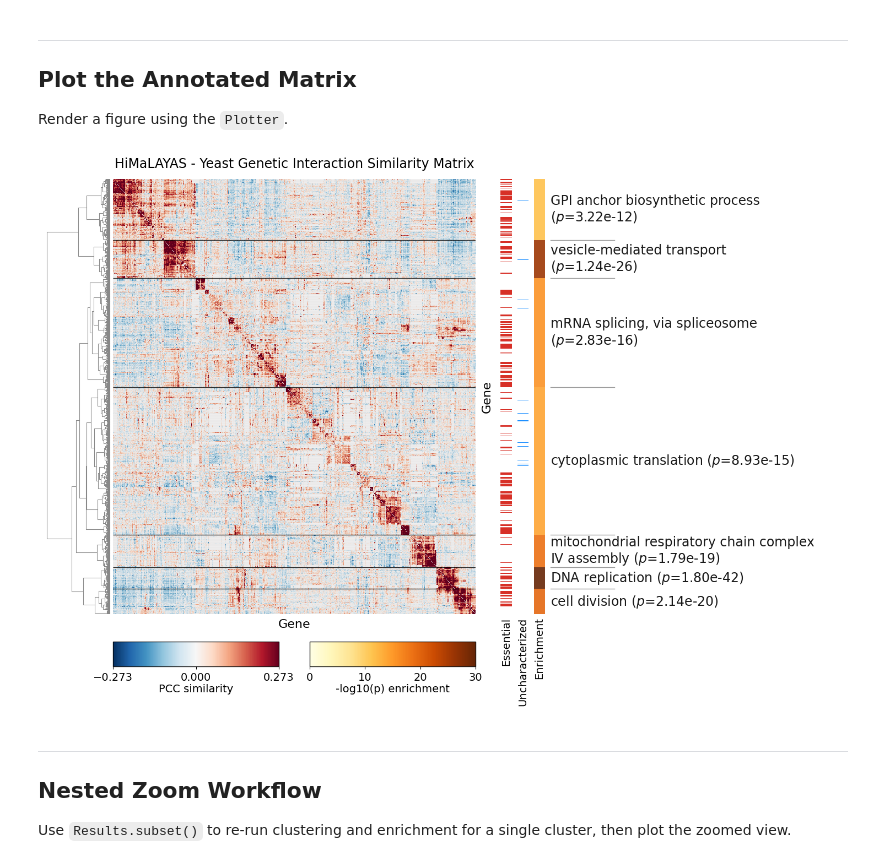
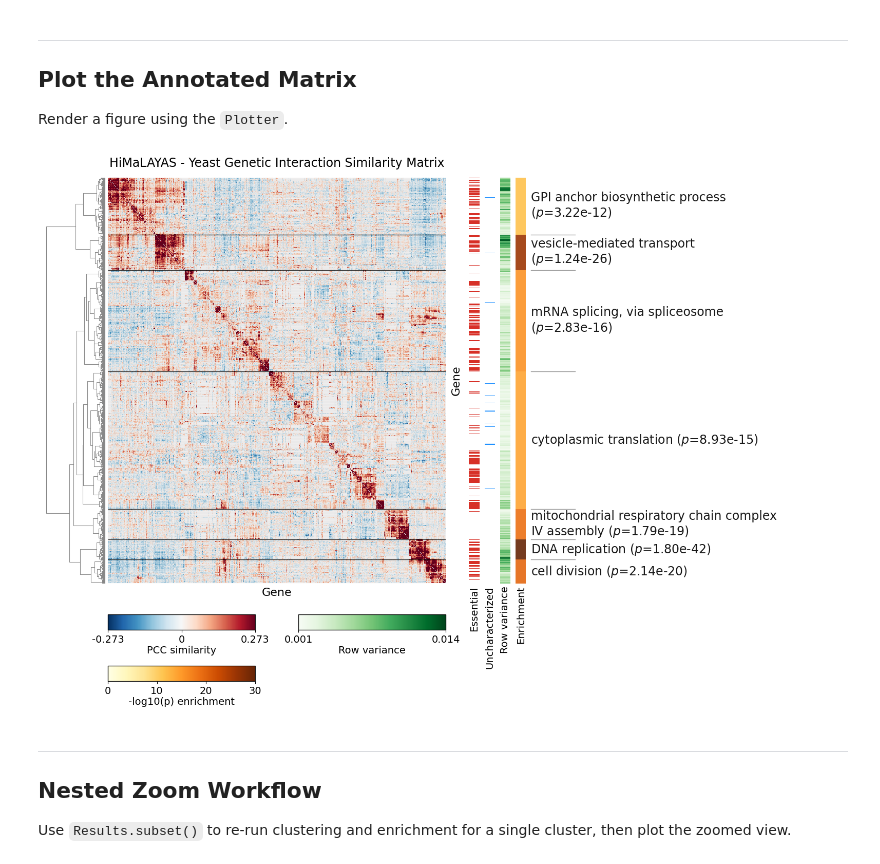
Before and after one commit to himalayas-base/himalayas-docs, a Jupyter notebook: notebooks/quickstart.ipynb, the cells around one changed output. Cells and saved outputs as stored; diff of their text form; code cells hidden in the pictures.

Commit message:
add tick_decimals to plot_colorbars

```diff
--- a/notebooks/quickstart.ipynb
+++ b/notebooks/quickstart.ipynb
@@ -112,13 +112,13 @@ Add gene-level rails to label essential and uncharacterized genes. These tracks
 
 ---
 # %%
-# Build essential-gene labels and colors for label bars
+# Build categorical and continuous rails for label bars
 
 # Set gene order from matrix
 genes = DF.index
 
 
-# Helper functions for gene rails
+# Helper functions for categorical rails
 def build_binary_gene_map(
     genes,
     positive_set,
@@ -185,7 +185,7 @@ def map_uncharacterized_genes(
     return gene_map, colors
 
 
-# Execution
+# Categorical rails
 essential_path = DATA_DIR / "yeast_essential_orfs.txt"
 essential_orfs = load_essential_orfs(essential_path)
 gene_essential_map, gene_essential_colors = map_essential_genes(genes, essential_orfs)
@@ -207,6 +207,14 @@ print(
     "Uncharacterized in matrix:",
     sum(v == "uncharacterized" for v in gene_characterization_map.values()),
 )
+
+# Continuous rail from the loaded matrix
+row_variance_map = DF.var(axis=1).astype(float).to_dict()
+row_variance_values = np.fromiter(row_variance_map.values(), dtype=float)
+row_variance_min = float(np.nanmin(row_variance_values))
+row_variance_max = float(np.nanmax(row_variance_values))
+
+print(f"Row-variance range: [{row_variance_min:.3f}, {row_variance_max:.3f}]")
 # %% [output]
 Total genes: 1053
 Essential in matrix: 356
@@ -399,7 +408,7 @@ plotter = (
         label_gutter_color=BACKGROUND_COLOR,
         axes=[0.62, 0.16, 0.36, 0.79],
     )
-    # Set bar and bar label styles
+    # Set label rails and bar-label styles
     .plot_label_bar(
         values=gene_essential_map,
         mode="categorical",
@@ -420,6 +429,18 @@ plotter = (
         name="characterization",
         title="Uncharacterized",
     )
+    .plot_label_bar(
+        values=row_variance_map,
+        mode="continuous",
+        cmap="Greens",
+        vmin=row_variance_min,
+        vmax=row_variance_max,
+        width=0.04,
+        left_pad=0.02,
+        right_pad=0.0,
+        name="row_variance",
+        title="Row variance",
+    )
     .plot_cluster_bar(
         norm=Normalize(0, 30),
         width=0.04,
@@ -435,40 +456,48 @@ plotter = (
         pad=4,
         rotation=90,
     )
-    .set_label_track_order(("essentiality", "characterization", "sigbar"))
+    .set_label_track_order(("essentiality", "characterization", "row_variance", "sigbar"))
     # Set legend style
     .add_colorbar(
         name="matrix",
         cmap="RdBu_r",
         norm=Normalize(-vlim, vlim),
         label="PCC similarity",
         ticks=[-vlim, 0, vlim],
+    )
+    .add_colorbar(
+        name="row_variance",
+        cmap="Greens",
+        norm=Normalize(row_variance_min, row_variance_max),
+        label="Row variance",
+        ticks=[row_variance_min, row_variance_max],
     )
     .add_colorbar(
         name="enrichment",
         cmap="YlOrBr",
         norm=Normalize(0, 30),
         label="-log10(p) enrichment",
         ticks=[0, 10, 20, 30],
     )
     .plot_colorbars(
         ncols=2,
-        height=0.045,
-        gap=0.05,
-        hpad=0.04,
-        vpad=0.00,
+        height=0.13,
+        gap=0.06,
+        hpad=0.06,
+        vpad=0.07,
         fontsize=14,
         font="DejaVu Sans",
         color=LABEL_COLOR,
         border_color=LABEL_COLOR,
         border_width=1.0,
         border_alpha=0.9,
+        tick_decimals=3,
     )
 )
 
 plotter.show()
 # %% [output]
-[figure, old version]
+[figure, new version]
 # %% [markdown]
 ---
 
```
Also changed, not shown: parts of 2 cells of this notebook, 2 other files.
